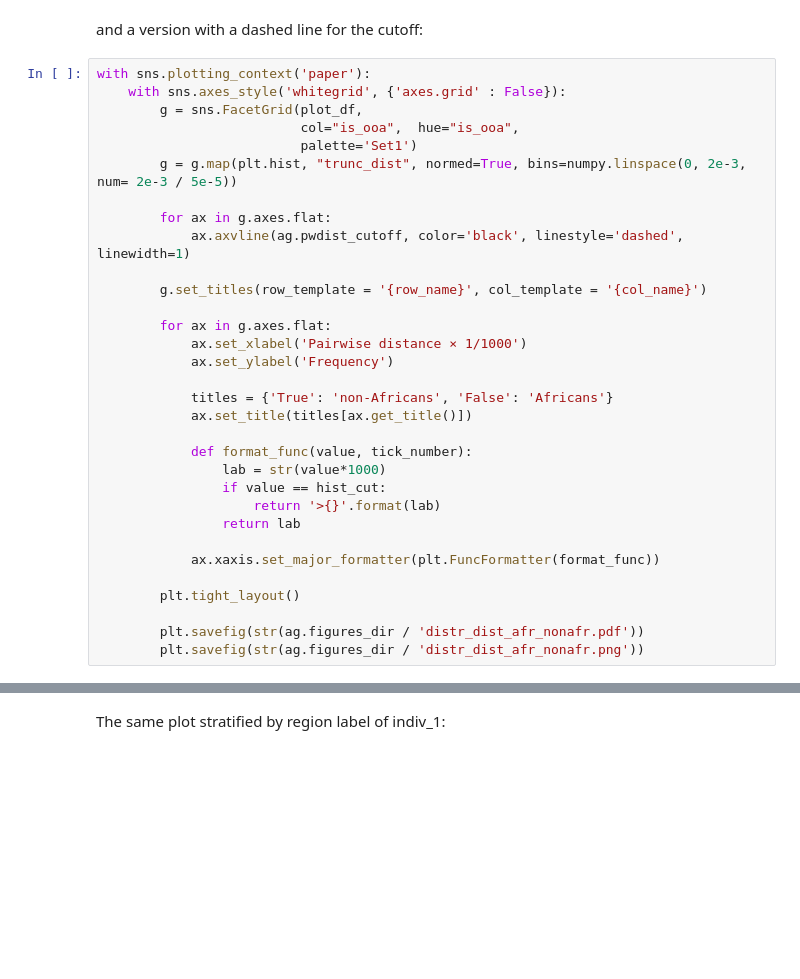
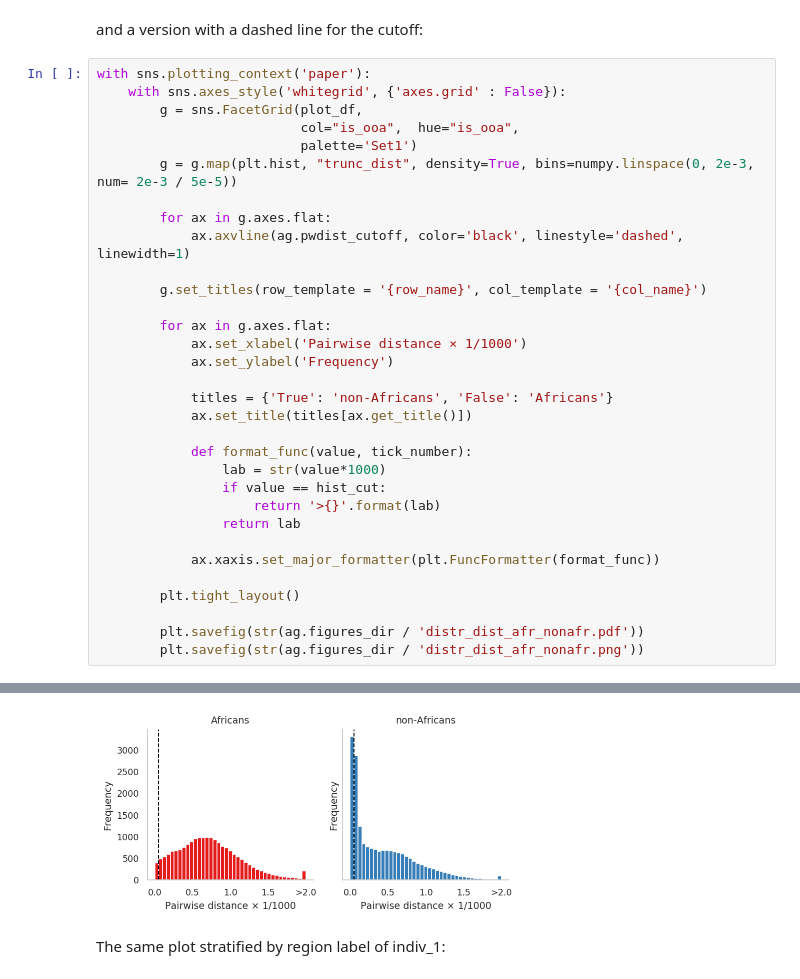
Before and after one commit to kaspermunch/humanXsweeps, a Jupyter notebook: notebooks/nb_09_male_dist_data.ipynb, the cells around one changed output, grey strips where cells are left out. Drawn from its saved outputs; the diff is of its cells as text; blank space fills up the shorter version.

```diff
--- a/notebooks/nb_09_male_dist_data.ipynb
+++ b/notebooks/nb_09_male_dist_data.ipynb
@@ -373,7 +407,7 @@ with sns.plotting_context('paper'):
         g = sns.FacetGrid(plot_df,
                           col="is_ooa",  hue="is_ooa",
                           palette='Set1')
-        g = g.map(plt.hist, "trunc_dist", normed=True, bins=numpy.linspace(0, 2e-3, num= 2e-3 / 5e-5))
+        g = g.map(plt.hist, "trunc_dist", density=True, bins=numpy.linspace(0, 2e-3, num= 2e-3 / 5e-5))
 
         for ax in g.axes.flat:
             ax.axvline(ag.pwdist_cutoff, color='black', linestyle='dashed', linewidth=1)
@@ -404,3 +437,4 @@ with sns.plotting_context('paper'):
+[figure, added]
 # %% [markdown]
 The same plot stratified by region label of indiv_1:
 # %%
```
Also changed, not shown: parts of 20 cells of this notebook, 17 other files.
